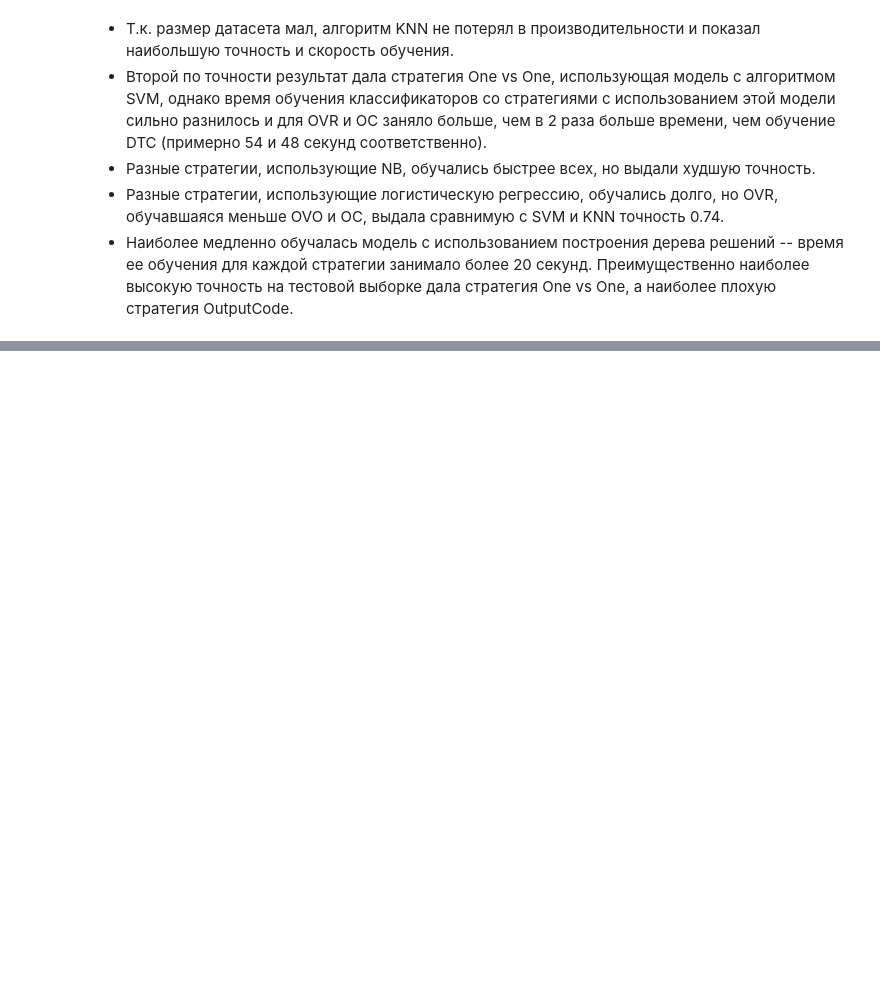
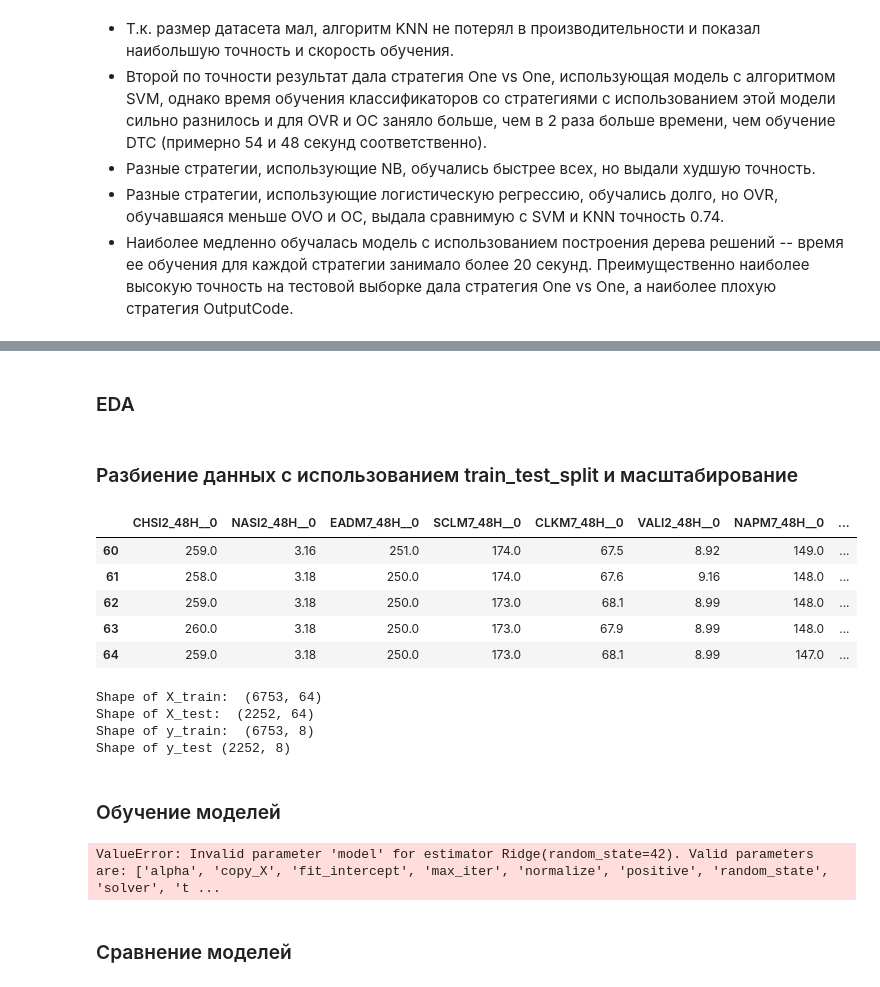
Before and after one commit to katevi/Introduction-to-ML, a Jupyter notebook: lab3/multiclass_classification_multioutput_regression.ipynb, the cells around one changed output, grey strips where cells are left out. Saved outputs shown, nothing was run; the diff lists cells and outputs as text; code cells hidden in the pictures; blank space fills up the shorter version.

```diff
--- a/lab3/multiclass_classification_multioutput_regression.ipynb
+++ b/lab3/multiclass_classification_multioutput_regression.ipynb
@@ -635,0 +669,80 @@ predict
+# %% [markdown]
+### EDA
+# %% [markdown]
+### Разбиение данных с использованием train_test_split и масштабирование
+# %%
+import os
+from scipy.io import arff
+
+def dt(path):
+    df = arff.loadarff(path)
+    df = pd.DataFrame(df[0])
+    return df
+
+
+d = 64
+df = dt("./rf1.arff")
+df = df.dropna(axis=0)
+X = (df.iloc[:, :d])
+y = (df.iloc[:, d:])
+y.head()
+# %% [output]
+|  | CHSI2_48H__0 | NASI2_48H__0 | EADM7_48H__0 | SCLM7_48H__0 | CLKM7_48H__0 | VALI2_48H__0 | NAPM7_48H__0 | ... |
+| 60 | 259.0 | 3.16 | 251.0 | 174.0 | 67.5 | 8.92 | 149.0 | ... |
+| 61 | 258.0 | 3.18 | 250.0 | 174.0 | 67.6 | 9.16 | 148.0 | ... |
+| 62 | 259.0 | 3.18 | 250.0 | 173.0 | 68.1 | 8.99 | 148.0 | ... |
+| 63 | 260.0 | 3.18 | 250.0 | 173.0 | 67.9 | 8.99 | 148.0 | ... |
+| 64 | 259.0 | 3.18 | 250.0 | 173.0 | 68.1 | 8.99 | 147.0 | ... |
+# %%
+# Splitting the dataset into the Training set and Test set
+from sklearn.model_selection import train_test_split
+X_train, X_test, y_train, y_test = train_test_split(X, y, test_size = 0.25, random_state = 42)
+print("Shape of X_train: ",X_train.shape)
+print("Shape of X_test: ", X_test.shape)
+print("Shape of y_train: ",y_train.shape)
+print("Shape of y_test",y_test.shape)
+# %% [output]
+Shape of X_train:  (6753, 64)
+Shape of X_test:  (2252, 64)
+Shape of y_train:  (6753, 8)
+Shape of y_test (2252, 8)
+# %% [markdown]
+### Обучение моделей
+# %%
+# evaluate multioutput regression model with k-fold cross-validation
+from numpy import absolute
+from numpy import mean
+from numpy import std
+from sklearn.linear_model import Ridge
+from sklearn.multioutput import MultiOutputRegressor
+from sklearn.model_selection import cross_val_score
+from sklearn.metrics import r2_score
+
+#model = Ridge(random_state=42)
+#steps = [
+#    ('scalar', StandardScaler()),
+#    ('model', model)
+#]
+
+#pipe = Pipeline(steps)
+
+alpha_grid = np.logspace(-3, 3, 10)
+searcher = GridSearchCV(Ridge(random_state=42), [{"alpha": alpha_grid}], scoring="r2", cv=3)
+regr = MultiOutputRegressor(searcher).fit(X_train, y_train)
+regr.fit(X_train, y_train)
+
+y_pred = regr.predict(X_test)
+
+
+print("r2 score:", r2_score(y_test, y_pred))
+
+print(X_train.shape, y_train.shape)
+n_scores = cross_val_score(regr, X_train, y_train, scoring='r2', cv=3, n_jobs=-1)
+# force the scores to be positive
+n_scores = absolute(n_scores)
+# summarize performance
+print('MAE: %.3f (%.3f)' % (mean(n_scores), std(n_scores)))
+# %% [output]
+ValueError: Invalid parameter 'model' for estimator Ridge(random_state=42). Valid parameters are: ['alpha', 'copy_X', 'fit_intercept', 'max_iter', 'normalize', 'positive', 'random_state', 'solver', 't ...
+# %% [markdown]
+### Сравнение моделей
```
Also changed, not shown: parts of 10 cells of this notebook.
